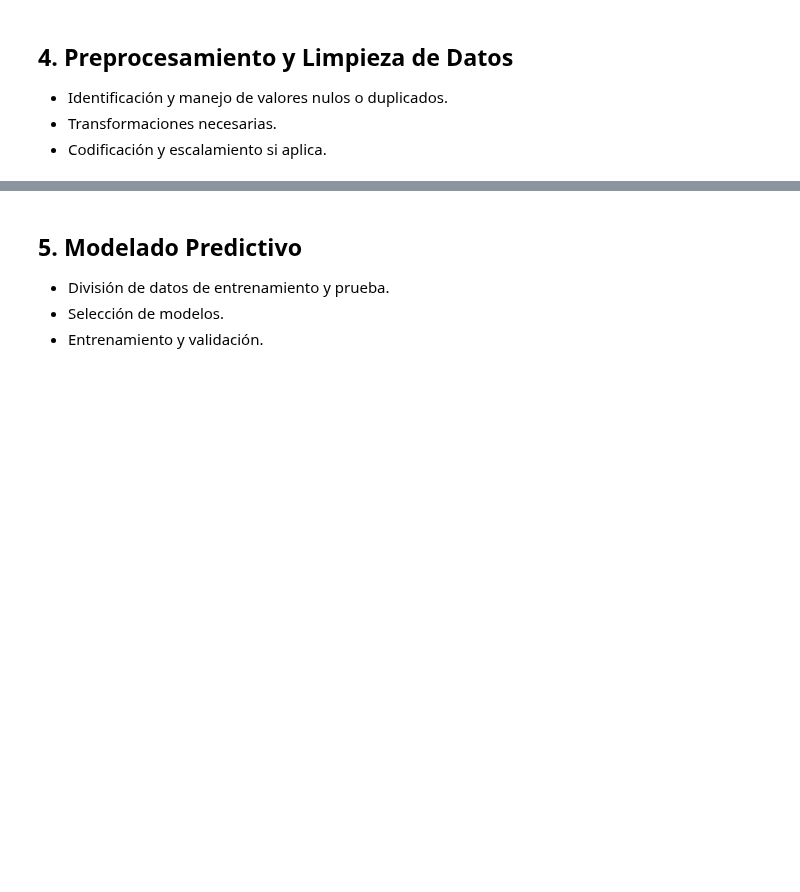
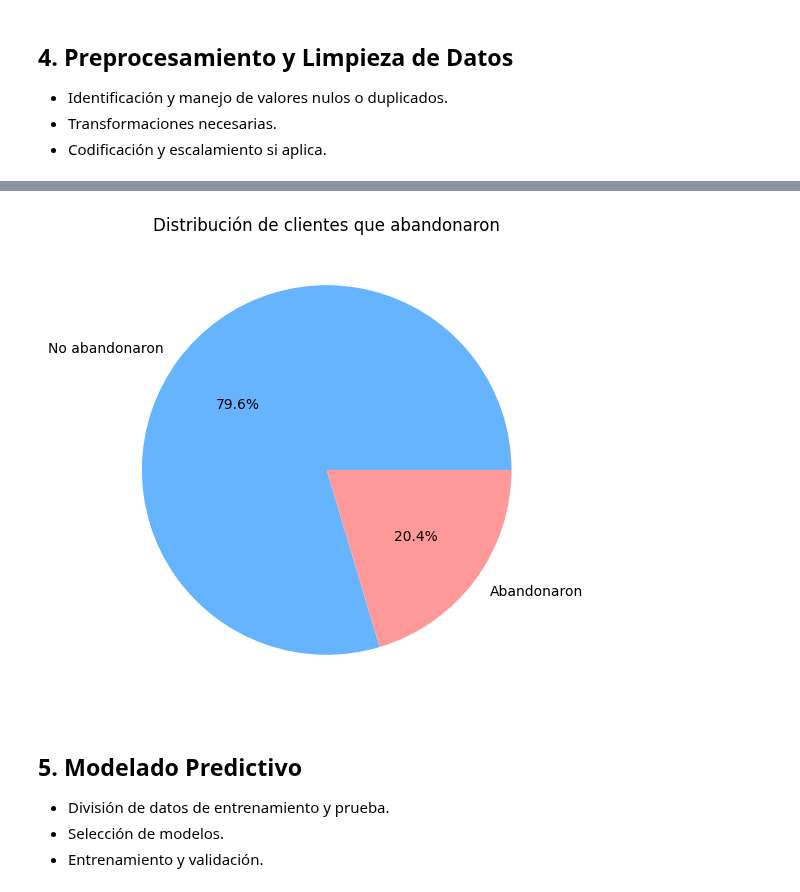
Before and after one commit to DarkinMC/CustomerChurn_Prediction_BankingSector_1AN-213_HAN_G4, a Jupyter notebook: Bank_customer_churn_pred.ipynb, the cells around one changed output, grey strips where cells are left out. Cells and saved outputs as stored; diff of their text form; code cells hidden in the pictures; blank space fills up the shorter version.

```diff
--- a/Bank_customer_churn_pred.ipynb
+++ b/Bank_customer_churn_pred.ipynb
@@ -89,3 +113,24 @@ a
+# %%
+import matplotlib.pyplot as plt
+
+# Contar los valores únicos de la columna "Exited"
+conteo = ChurnDf["Exited"].value_counts()
+
+# Definir etiquetas personalizadas
+labels = ["No abandonaron", "Abandonaron"]
+
+# Crear el gráfico
+plt.figure(figsize=(6, 6))
+plt.pie(
+    conteo,
+    labels=labels,  # Etiquetas manuales
+    autopct="%1.1f%%",
+    colors=["#66b3ff", "#ff9999"],
+)
+plt.title("Distribución de clientes que abandonaron")
+plt.show()
+# %% [output]
+[figure, added]
 # %% [markdown]
 ## 5. Modelado Predictivo
 - División de datos de entrenamiento y prueba.
```
Also changed, not shown: parts of 2 cells of this notebook.
